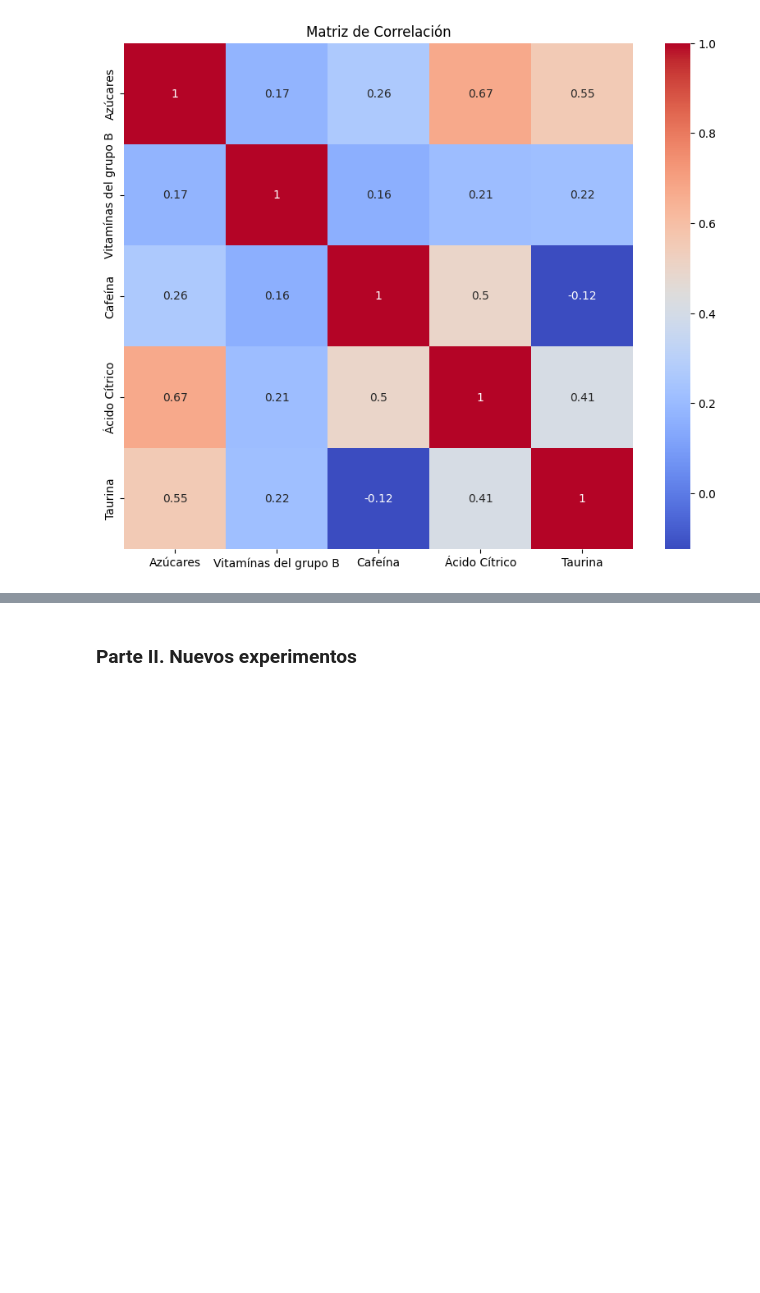
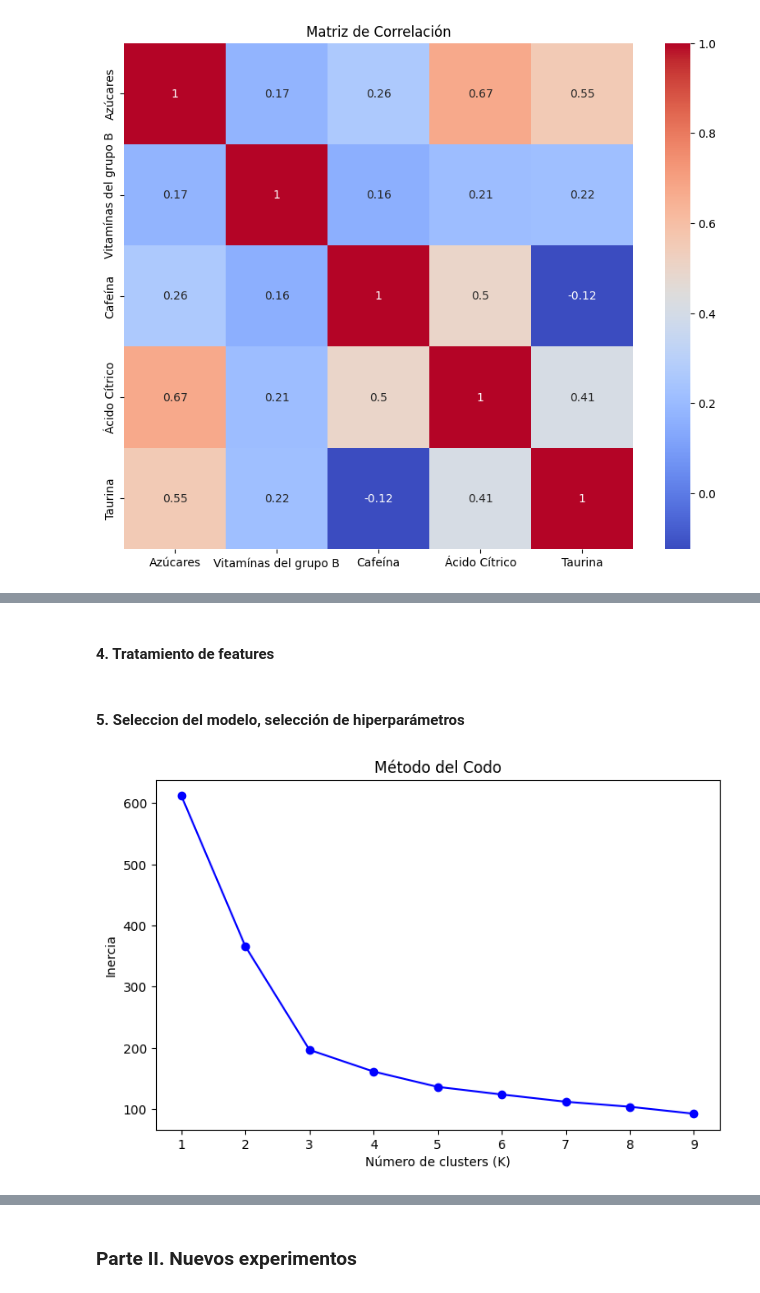
Before and after one commit to antonio-herrera-gb/ONLINE_DS_THEBRIDGE_AntonioHerrera, a Jupyter notebook: 04_Machine_Learning/Sprint_13/Unidad_02/Practica_Obligatoria/18_Practica_Obligatoria_Clustering_II.ipynb, the cells around one changed output, grey strips where cells are left out. Cells and saved outputs as stored; diff of their text form; code cells hidden in the pictures; blank space fills up the shorter version.

```diff
--- a/04_Machine_Learning/Sprint_13/Unidad_02/Practica_Obligatoria/18_Practica_Obligatoria_Clustering_II.ipynb
+++ b/04_Machine_Learning/Sprint_13/Unidad_02/Practica_Obligatoria/18_Practica_Obligatoria_Clustering_II.ipynb
@@ -109,3 +109,5 @@ plt.title("Matriz de Correlación")
 plt.show()
 # %% [output]
 [figure]
+# %%
+df_energeticas_minieda = df_energeticas.drop(columns="Vitamínas del grupo B")
@@ -111,0 +126,24 @@ plt.show()
+# %% [markdown]
+#### 4. Tratamiento de features
+# %%
+from sklearn.preprocessing import StandardScaler
+
+scarler = StandardScaler()
+X_scaled = scarler.fit_transform(df_energeticas_minieda)
+# %% [markdown]
+#### 5. Seleccion del modelo, selección de hiperparámetros
+# %%
+inercia_values = []
+for k in range(1, 10):
+    kmeans = KMeans(n_clusters=k, random_state=42)
+    kmeans.fit(X_scaled)
+    inercia_values.append(kmeans.inertia_)
+
+plt.figure(figsize=(8, 5))
+plt.plot(range(1,10), inercia_values, 'bo-')
+plt.xlabel("Número de clusters (K)")
+plt.ylabel("Inercia")
+plt.title("Método del Codo")
+plt.show()
+# %% [output]
+[figure, added]
```
Also changed, not shown: parts of 15 cells of this notebook.
